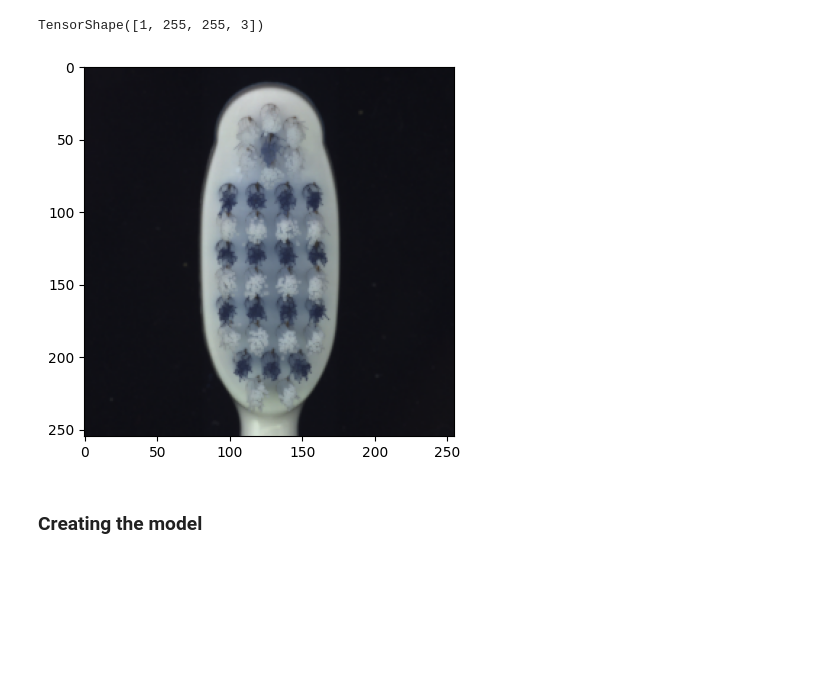
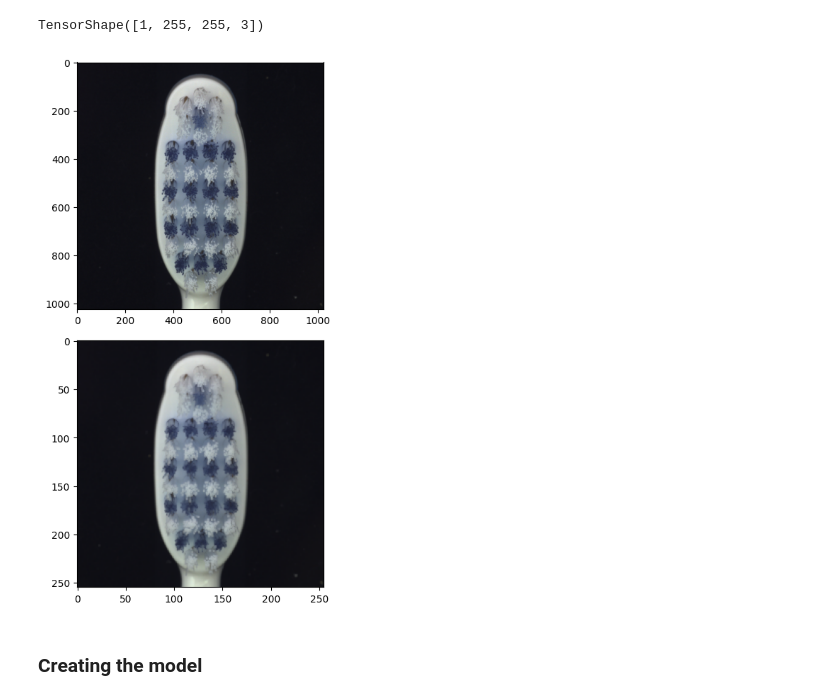
Before and after one commit to Ahoutari/CIS-590K-490I-sspcab, a Jupyter notebook: app/main.ipynb, the cells around one changed output. Saved outputs shown, nothing was run; the diff lists cells and outputs as text; code cells hidden in the pictures; blank space fills up the shorter version.

```diff
--- a/app/main.ipynb
+++ b/app/main.ipynb
@@ -62,10 +63,14 @@ img_out = spp(img_out)
 img_out.shape
 # %% [output]
 TensorShape([1, 255, 255, 3])
-# %%
-plt.imshow(img_out[0].numpy().astype('uint8'));
-# %% [output]
-[figure, removed]
+# %%
+fig, ax = plt.subplots(2, 1, figsize=(8, 8))
+
+fig.tight_layout()
+ax[0].imshow(img_in[0].numpy().astype('uint8'))
+ax[1].imshow(img_out[0].numpy().astype('uint8'));
+# %% [output]
+[figure, added]
 # %% [markdown]
 ### Creating the model
 # %%
```
Also changed, not shown: parts of 3 cells of this notebook, 1 other file.
